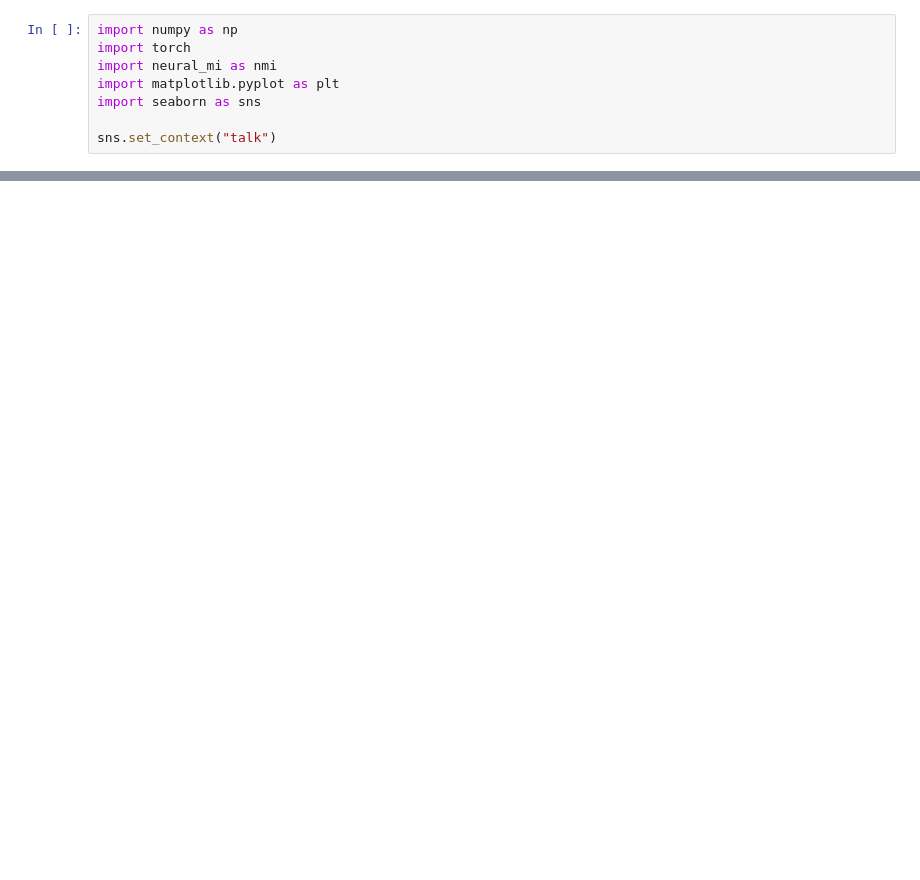
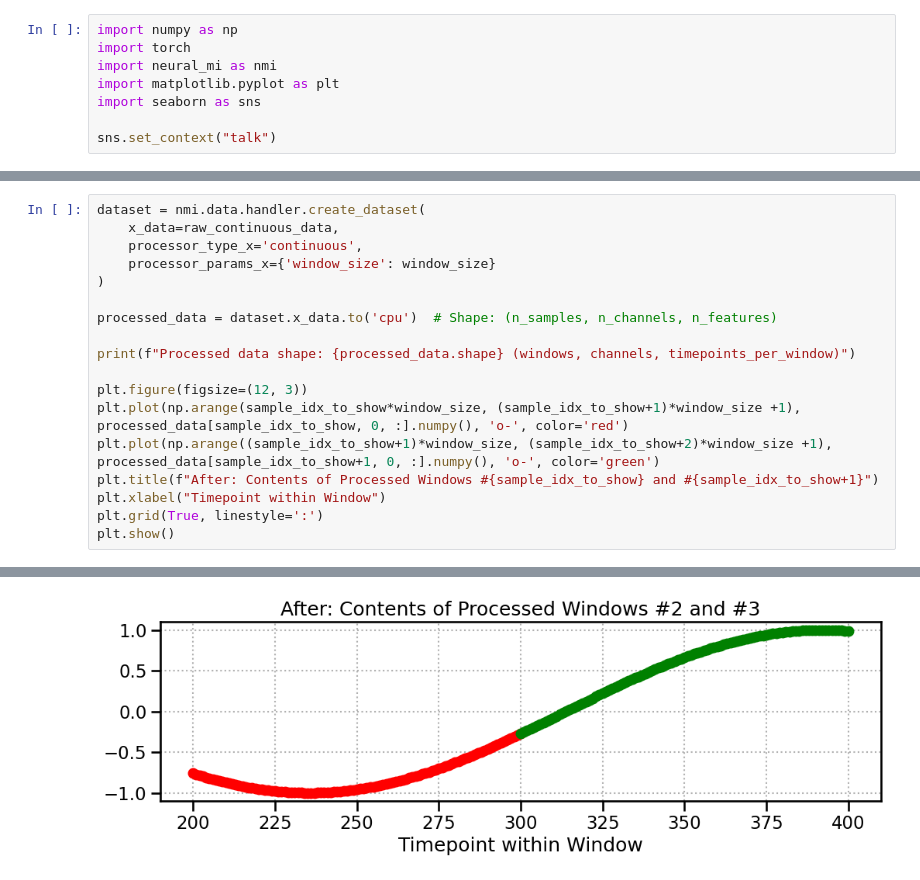
Before and after one commit to eslam-abdelaleem/NeuralMI, a Jupyter notebook: tutorials/02_Handling_Neural_Data.ipynb, the cells around one changed output, grey strips where cells are left out. Drawn from its saved outputs; the diff is of its cells as text; blank space fills up the shorter version.

```diff
--- a/tutorials/02_Handling_Neural_Data.ipynb
+++ b/tutorials/02_Handling_Neural_Data.ipynb
@@ -332,0 +89,19 @@ With this foundation, you are ready for the next tutorial, where we'll learn how
+# %%
+dataset = nmi.data.handler.create_dataset(
+    x_data=raw_continuous_data,
+    processor_type_x='continuous',
+    processor_params_x={'window_size': window_size}
+)
+
+processed_data = dataset.x_data.to('cpu')  # Shape: (n_samples, n_channels, n_features)
+
+print(f"Processed data shape: {processed_data.shape} (windows, channels, timepoints_per_window)")
+
+plt.figure(figsize=(12, 3))
+plt.plot(np.arange(sample_idx_to_show*window_size, (sample_idx_to_show+1)*window_size +1), processed_data[sample_idx_to_show, 0, :].numpy(), 'o-', color='red')
+plt.plot(np.arange((sample_idx_to_show+1)*window_size, (sample_idx_to_show+2)*window_size +1), processed_data[sample_idx_to_show+1, 0, :].numpy(), 'o-', color='green')
+plt.title(f"After: Contents of Processed Windows #{sample_idx_to_show} and #{sample_idx_to_show+1}")
+plt.xlabel("Timepoint within Window")
+plt.grid(True, linestyle=':')
+plt.show()
+# %% [output]
@@ -332,0 +111 @@ With this foundation, you are ready for the next tutorial, where we'll learn how
+[figure, added]
```
Also changed, not shown: parts of 53 cells of this notebook, 21 other files.
